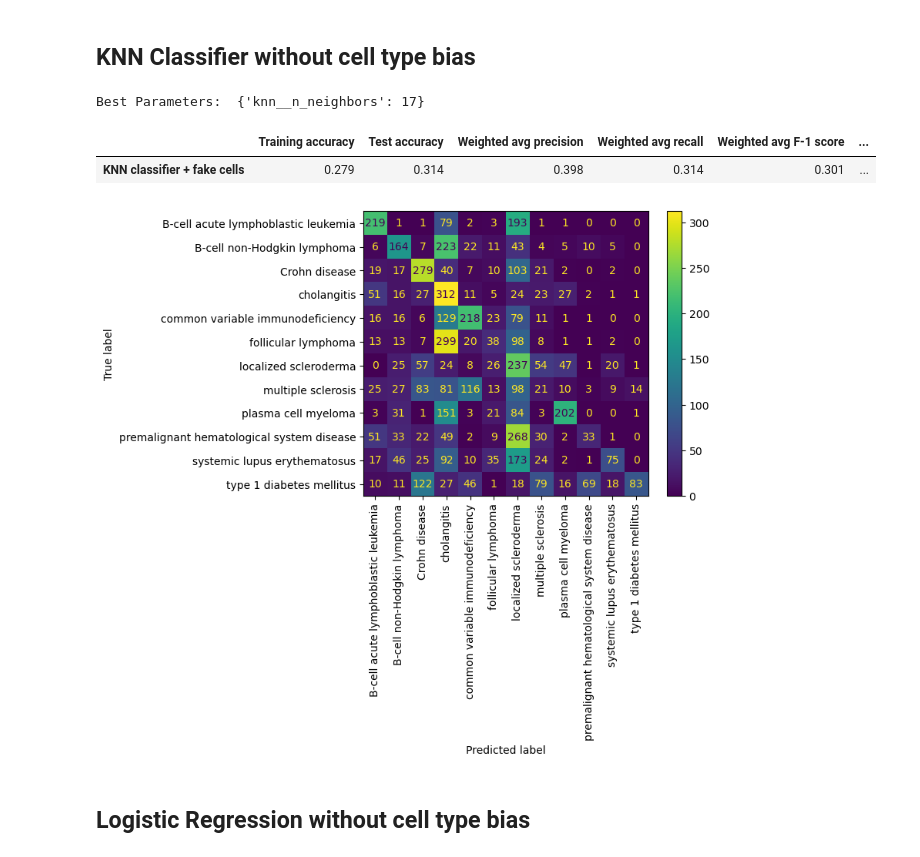
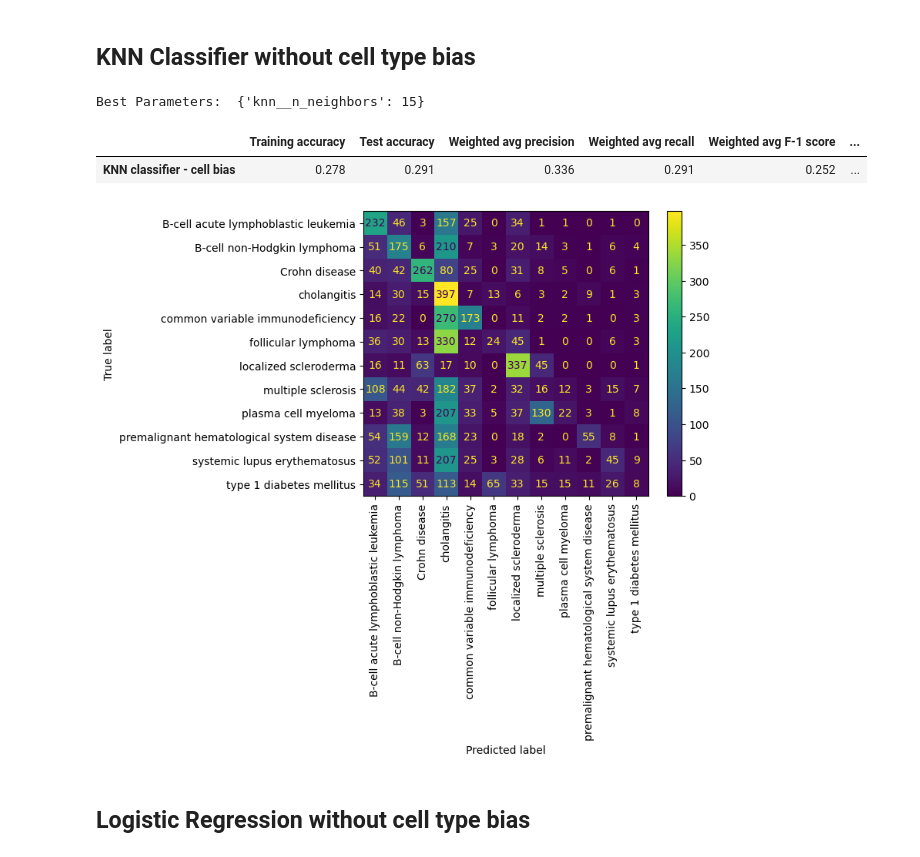
Before and after one commit to AdrianGrzybowski/Immune_diseases_classifier, a Jupyter notebook: Analysis.ipynb, the cells around one changed output. Drawn from its saved outputs; the diff is of its cells as text; code cells hidden in the pictures.

```diff
--- a/Analysis.ipynb
+++ b/Analysis.ipynb
@@ -462,3 +463,5 @@ y_test = val_adata.obs['disease']
 # %%
 #Create small set for training
-X_train95, X_train05, y_train95, y_train05 = train_test_split(X_train, y_train, test_size=0.02, random_state=42)
+X_train95, X_train05, y_train95, y_train05 = train_test_split(X_train, y_train, test_size=0.05, random_state=42)
+X_train95 = None
+y_train95 = None
@@ -520,60 +542,66 @@ dummy1_df
 pipe = Pipeline([('knn',KNeighborsClassifier(n_jobs=-1))])
 
 # parameters to search
-params_knn = {'knn__n_neighbors':[3,7,11,17,25],
+params_knn = {'knn__n_neighbors':[15,25,50],
 #              'knn__p' :[1, 2]
 #              'knn__weights' : ('uniform', 'distance'),
 #              'knn__algorithm': ['auto', 'ball_tree', 'kd_tree', 'brute'],
 #              'knn__leaf_size': [10, 20, 30, 40, 50],
-#              'knn__metric': ['minkowski', 'euclidean', 'manhattan', 'chebyshev'],
-#              'poly_features__degree': [1,2,3],
-#              'poly_features__include_bias': [True, False]
+#              'knn__metric': ['minkowski', 'euclidean', 'manhattan', 'chebyshev']
 }
 
 
 start_time = time.time()
-grid = RandomizedSearchCV(pipe, param_distributions=params_knn, scoring='f1_weighted',refit='recall',n_jobs=3, pre_dispatch="2*n_jobs",n_iter=10, cv=3).fit(X_train05,y_train05)
+grid = RandomizedSearchCV(pipe,
+                          param_distributions=params_knn,
+                          scoring='f1_weighted'
+                          ,refit='recall',
+                          n_jobs=3,
+                          pre_dispatch="2*n_jobs",
+                          n_iter=3,
+                          cv=3).fit(X_train05,y_train05)
 end_time = time.time()
 
 #How much time did it take
 execution_time = end_time - start_time  # Calculate the elapsed time
 
 #Fidelity scores
 preds = grid.best_estimator_.predict(X_test)
 acc_train = grid.best_estimator_.score(X_train05,y_train05)
 acc_test = grid.best_estimator_.score(X_test,y_test)
 report = classification_report(y_test, preds, output_dict=True)
 
 #Confusion matrix
 labels = disease_one_hot_df.columns.to_list()
 confusion_mat = confusion_matrix(y_test,preds,labels=labels)
 dist = ConfusionMatrixDisplay(confusion_matrix=confusion_mat,display_labels=labels).plot()
 plt.xticks(rotation=90)
 
 #Weighted avg ROC AUC
 y_score = grid.best_estimator_.predict_proba(X_test)
 roc_auc_value = roc_auc_score(y_test, y_score, average='weighted', multi_class='ovr')
 
 # Get the best hyperparameters
 best_params = grid.best_params_
 
 #Save results in the dataframe
 knn1_df = pd.DataFrame({'Training accuracy':[round(acc_train,3)],
-              'Test accuracy':[round(acc_test,3)],
-              'Weighted avg precision':[round(report['weighted avg']['precision'],3)],
-              'Weighted avg recall':[round(report['weighted avg']['recall'],3)],
-              'Weighted avg F-1 score':[round(report['weighted avg']['f1-score'],3)],
-              'Weighted ROC AUC':[round(roc_auc_value,3)],
-              'Training time[s]':[round(execution_time,1)]
-             },index=['KNN classifier + fake cells'])
+                          'Test accuracy':[round(acc_test,3)],
+                          'Weighted avg precision':[round(report['weighted avg']['precision'],3)],
+                          'Weighted avg recall':[round(report['weighted avg']['recall'],3)],
+                          'Weighted avg F-1 score':[round(report['weighted avg']['f1-score'],3)],
+                          'Weighted ROC AUC':[round(roc_auc_value,3)],
+                          'Training time[s]':[round(execution_time,1)],
+                          'Trained on N cells':[len(y_train05)]
+                       },index=['KNN classifier - cell bias'])
 knn1_report_df = pd.DataFrame(report)
 print('Best Parameters: ', best_params)
 knn1_df
 # %% [output]
-Best Parameters:  {'knn__n_neighbors': 17}
+Best Parameters:  {'knn__n_neighbors': 15}
 |  | Training accuracy | Test accuracy | Weighted avg precision | Weighted avg recall | Weighted avg F-1 score | ... |
-| KNN classifier + fake cells | 0.279 | 0.314 | 0.398 | 0.314 | 0.301 | ... |
+| KNN classifier - cell bias | 0.278 | 0.291 | 0.336 | 0.291 | 0.252 | ... |
-[figure, old version]
+[figure, new version]
 # %% [markdown]
 ## Logistic Regression without cell type bias
 # %%
```
Also changed, not shown: parts of 34 cells of this notebook.
